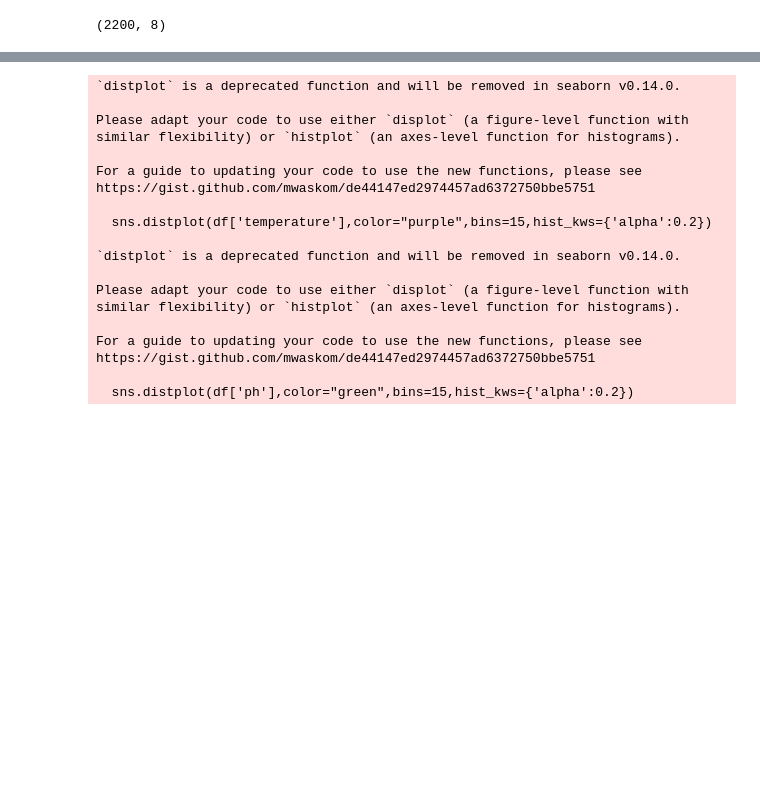
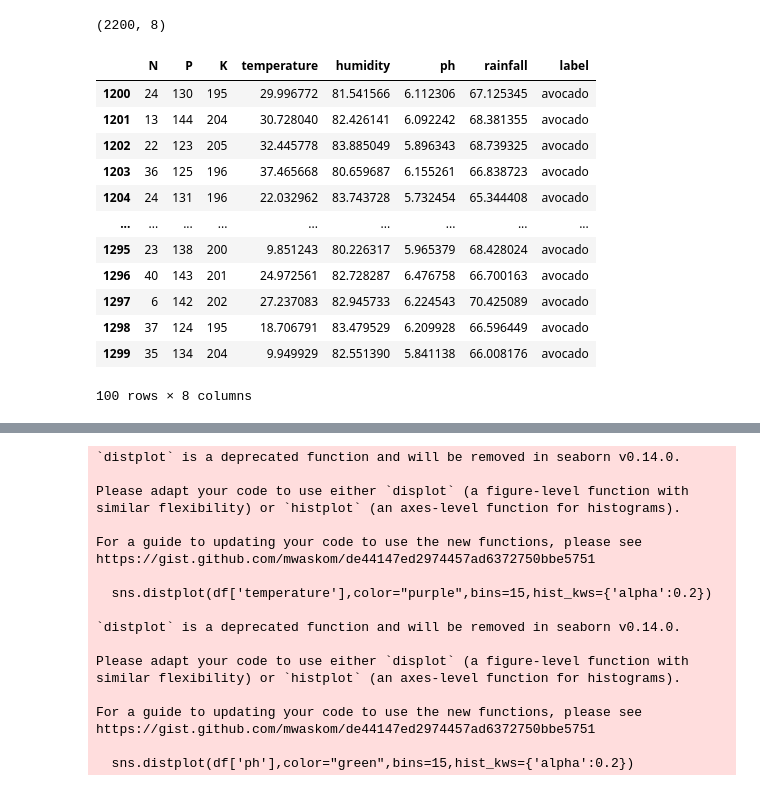
Before and after one commit to owayamaani/smart-soil, a Jupyter notebook: soill.ipynb, the cells around one changed output, grey strips where cells are left out. Drawn from its saved outputs; the diff is of its cells as text; code cells hidden in the pictures; blank space fills up the shorter version.

```diff
--- a/soill.ipynb
+++ b/soill.ipynb
@@ -61,3 +72,19 @@ memory usage: 137.6+ KB
 df.shape
 # %% [output]
 (2200, 8)
+# %%
+df.loc[df['label']=='avocado']
+# %% [output]
+|  | N | P | K | temperature | humidity | ph | rainfall | label |
+| 1200 | 24 | 130 | 195 | 29.996772 | 81.541566 | 6.112306 | 67.125345 | avocado |
+| 1201 | 13 | 144 | 204 | 30.728040 | 82.426141 | 6.092242 | 68.381355 | avocado |
+| 1202 | 22 | 123 | 205 | 32.445778 | 83.885049 | 5.896343 | 68.739325 | avocado |
+| 1203 | 36 | 125 | 196 | 37.465668 | 80.659687 | 6.155261 | 66.838723 | avocado |
+| 1204 | 24 | 131 | 196 | 22.032962 | 83.743728 | 5.732454 | 65.344408 | avocado |
+| ... | ... | ... | ... | ... | ... | ... | ... | ... |
+| 1295 | 23 | 138 | 200 | 9.851243 | 80.226317 | 5.965379 | 68.428024 | avocado |
+| 1296 | 40 | 143 | 201 | 24.972561 | 82.728287 | 6.476758 | 66.700163 | avocado |
+| 1297 | 6 | 142 | 202 | 27.237083 | 82.945733 | 6.224543 | 70.425089 | avocado |
+| 1298 | 37 | 124 | 195 | 18.706791 | 83.479529 | 6.209928 | 66.596449 | avocado |
+| 1299 | 35 | 134 | 204 | 9.949929 | 82.551390 | 5.841138 | 66.008176 | avocado |
+100 rows × 8 columns
```
Also changed, not shown: parts of 15 cells of this notebook.
